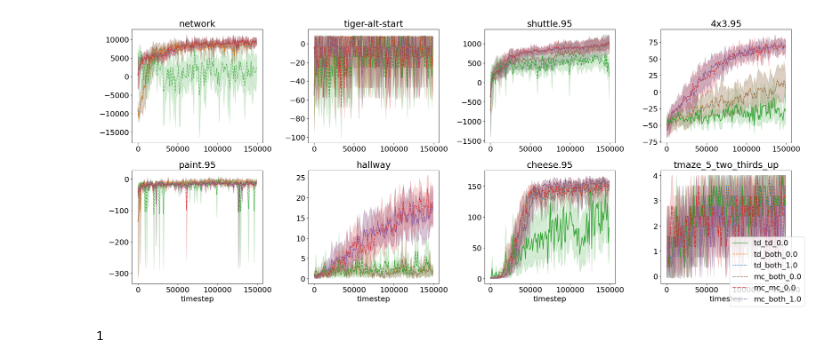
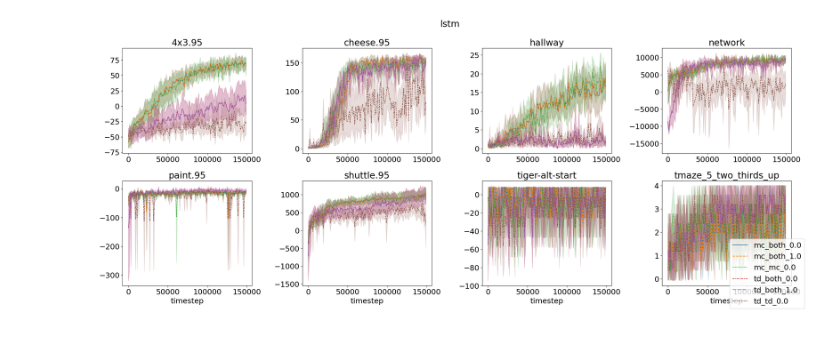
Before and after one commit to camall3n/grl, a Jupyter notebook: scripts/plotting/rnn_performance.ipynb, the cells around one changed output. Saved outputs shown, nothing was run; the diff lists cells and outputs as text; code cells hidden in the pictures.

Commit message:
bump plotting

```diff
--- a/scripts/plotting/rnn_performance.ipynb
+++ b/scripts/plotting/rnn_performance.ipynb
@@ -28,6 +29,7 @@ results_dir_mc = Path(ROOT_DIR, 'results', 'rnn_reruns_mc')
 
 offline_eval = []
 all_results_paths = list(results_dir_td.iterdir()) + list(results_dir_mc.iterdir())
+# all_results_paths = list(results_dir_split.iterdir())
 
 for results_path in tqdm(all_results_paths):
     if results_path.is_dir() or results_path.suffix != '.npy':
@@ -61,15 +63,17 @@ for results_path in tqdm(all_results_paths):
 
         offline_eval.append(d)
 
-offline_eval_df = pd.DataFrame(offline_eval)
+all_res_df = pd.DataFrame(offline_eval)
 # %%
-offline_lstm_eval_df = offline_eval_df[
-    (offline_eval_df['arch'] == 'lstm') &
-    (offline_eval_df['multihead_lambda_coeff'] >= 0.)
-                                      ]
-unique_seeds = offline_lstm_eval_df.seed.unique()
+arch = "lstm"
+offline_eval_df = all_res_df[
+    (all_res_df['arch'] == arch) &
+    (all_res_df['multihead_lambda_coeff'] >= 0.)
+]
+
+unique_seeds = offline_eval_df.seed.unique()
 
 split_by_args = ['spec', 'multihead_action_mode', 'multihead_loss_mode', 'multihead_lambda_coeff', 'timestep']
-lstm_grouped = offline_lstm_eval_df.groupby(split_by_args, as_index=False)
+rnn_grouped = offline_eval_df.groupby(split_by_args, as_index=False)
 # %%
 # take mean and std_err over mean over seeds
@@ -80,8 +82,8 @@ lstm_sem = lstm_grouped.sem(numeric_only=True)
 # %%
 all_labels = \
-    ['_'.join([str(el) for el in row]) for row in offline_lstm_eval_df[[arg for arg in split_by_args if (arg != 'spec') and (arg != 'timestep')]]\
+    sorted(['_'.join([str(el) for el in row]) for row in offline_eval_df[[arg for arg in split_by_args if (arg != 'spec') and (arg != 'timestep')]]\
         .drop_duplicates()\
-        .to_numpy()]
+        .to_numpy()])
 
 label_cmap = {}
 
@@ -90,52 +92,53 @@ for i in range(len(all_labels)):
     c = next(color)
     label_cmap[all_labels[i]] = c
 # %%
-df = offline_lstm_eval_df
+df = offline_eval_df
 pivot_value_key = 'undisc_returns'
 
 spec_strs = df['spec'].unique()
 
 pivot_cols = [arg for arg in split_by_args if (arg != 'spec') and (arg != 'timestep')] + ['seed']
 
-n_rows, n_cols = 2, np.ceil(len(key_vals) / 2).astype(int)
+n_rows, n_cols = 2, np.ceil(len(spec_strs) / 2).astype(int)
 
 fig, axes = plt.subplots(n_rows, n_cols, figsize=(24, 10))
 
-for i, spec in tqdm(list(enumerate(spec_strs))):
+for i, spec in tqdm(list(enumerate(sorted(spec_strs)))):
     row = i // n_cols
     col = i % n_cols
     ax = axes[row, col]
 
     spec_df = df[df['spec'] == spec]
+    sorted_spec_df = spec_df.sort_values(by=split_by_args)
 
     # Make a pivot table
-    pivot_df = spec_df.pivot(index='timestep', columns=pivot_cols, values=pivot_value_key)
+    pivot_df = sorted_spec_df.pivot(index='timestep', columns=pivot_cols, values=pivot_value_key)
 
     # Flatten all columns except seed
     col_name = '_'.join([col for col in pivot_cols if col != 'seed'])
     multi_index = pd.MultiIndex.from_tuples([('_'.join([str(c) for c in col[:-1]]), col[-1]) for col in pivot_df.columns], names=[col_name, "seed"])
 
     pivot_df.columns = multi_index
 
     sns.lineplot(ax=ax, data=pivot_df, palette=label_cmap)
 
     ax.get_legend().remove()
     ax.set_title(spec)
     if col > 0:
         ax.set_ylabel(None)
     if row < n_rows - 1:
         ax.set_xlabel(None)
 
     handles, labels = ax.get_legend_handles_labels()
 
 #     if i >= 1:
 #         break
 
 fig.legend(handles, labels, loc='lower right')
+fig.suptitle(arch)
 fig.tight_layout()
 # %% [output]
-[figure, old version]
+[figure, new version]
 # %%
-np.ceil(0.1).astype(int)
+fig_path = Path(ROOT_DIR, 'results', f'{arch}_rnn_reruns.pdf')
+fig.savefig(fig_path, bbox_inches='tight')
-# %% [output]
-1
```
Also changed, not shown: parts of 3 cells of this notebook.
